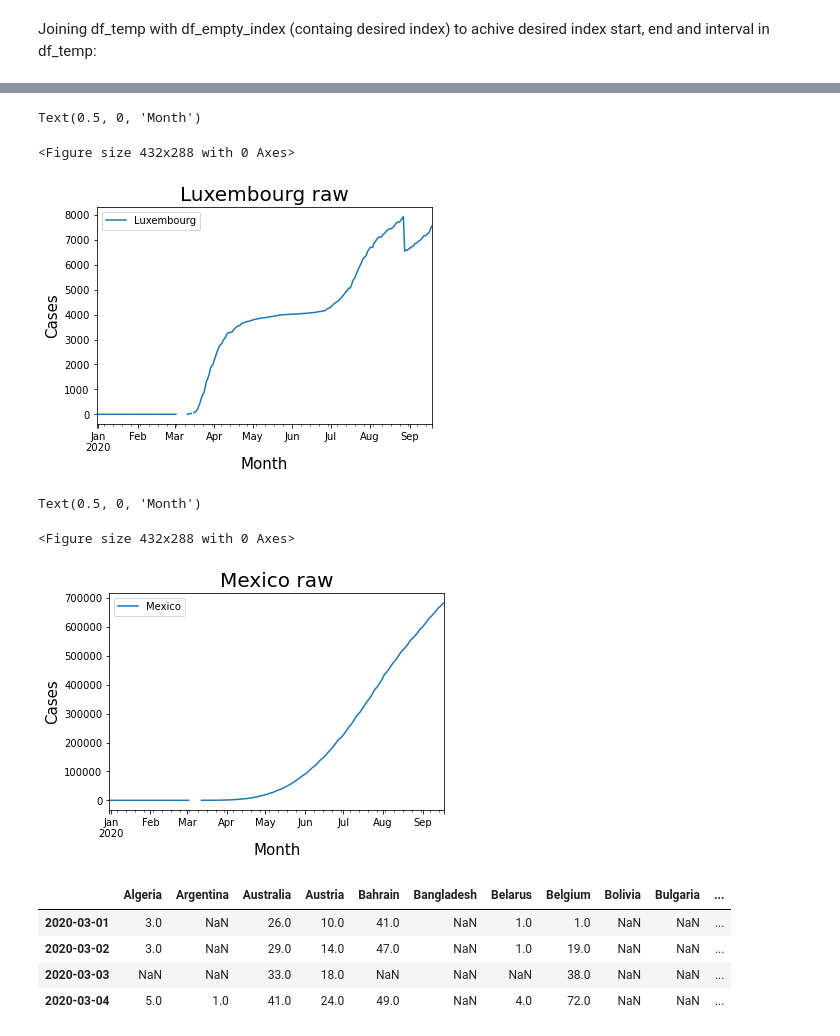
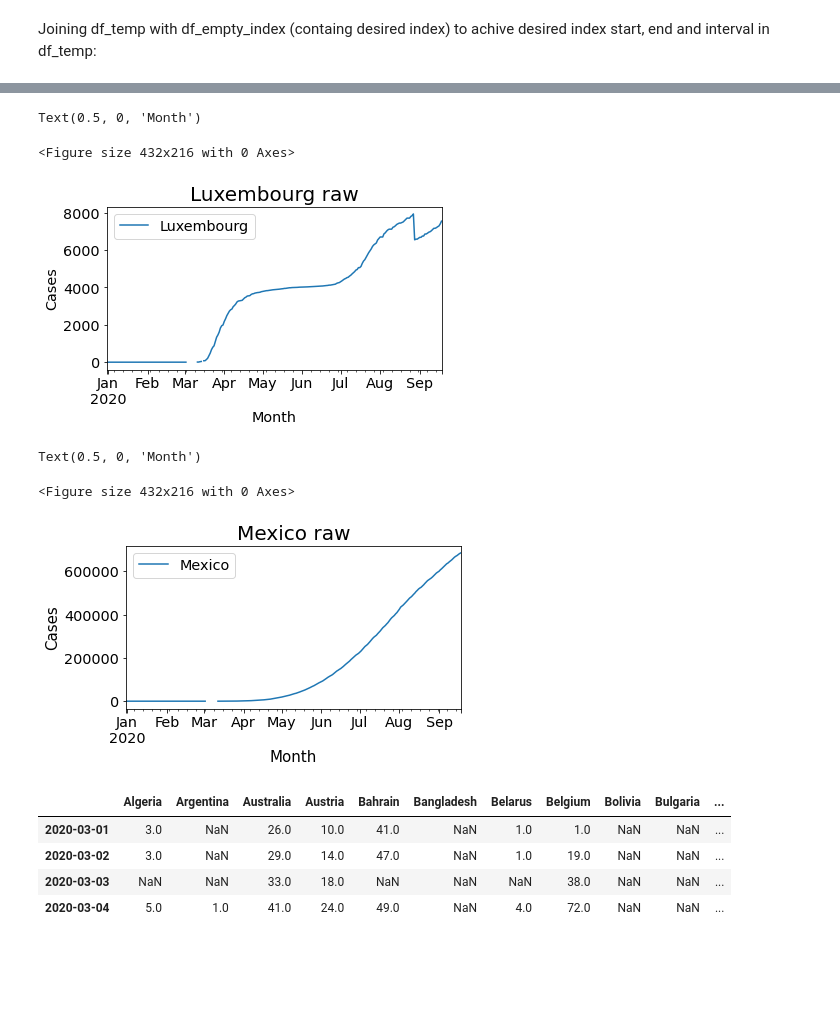
Before and after one commit to anweei/Covid-forecasting, a Jupyter notebook: idunn_2/pre_processing/preprocessing.ipynb, the cells around one changed output, grey strips where cells are left out. Drawn from its saved outputs; the diff is of its cells as text; code cells hidden in the pictures; blank space fills up the shorter version.

```diff
--- a/idunn_2/pre_processing/preprocessing.ipynb
+++ b/idunn_2/pre_processing/preprocessing.ipynb
@@ -109,6 +109,15 @@ df_temp.head(4)
 4 rows × 91 columns
 # %% [markdown]
 Joining df_temp with df_empty_index (containg desired index) to achive desired index start, end and interval in df_temp:
+# %%
+import matplotlib.pylab as pylab
+params = {'legend.fontsize': 'x-large',
+          'figure.figsize': (15, 5),
+         'axes.labelsize': 'x-large',
+         'axes.titlesize':'x-large',
+         'xtick.labelsize':'x-large',
+         'ytick.labelsize':'x-large'}
+pylab.rcParams.update(params)
 # %%
 #NYYYYYYYYYYYYYY
 plt.figure()
@@ -133,13 +131,16 @@ outlier_countries_list
+# %%
+import matplotlib.pyplot as plt
+plt.rcParams["figure.figsize"] = (6,3)
 # %%
 plt.figure()
 df_temp.plot(y=['Luxembourg'])
 plt.title('Luxembourg raw', fontsize=20)
-plt.ylabel('Cases', fontsize=15)
-plt.xlabel('Month', fontsize=15)
+plt.ylabel('Cases')#, fontsize=15)
+plt.xlabel('Month')#, fontsize=15)
 # %% [output]
 Text(0.5, 0, 'Month')
-<Figure size 432x288 with 0 Axes>
+<Figure size 432x216 with 0 Axes>
-[figure, old version]
+[figure, new version]
 # %%
 plt.figure()
 df_temp.plot(y=['Mexico'])
@@ -148,8 +149,8 @@ plt.ylabel('Cases', fontsize=15)
 plt.xlabel('Month', fontsize=15)
 # %% [output]
 Text(0.5, 0, 'Month')
-<Figure size 432x288 with 0 Axes>
+<Figure size 432x216 with 0 Axes>
-[figure, old version]
+[figure, new version]
 # %%
 df_res = df_empty_index.join(df_temp)
 # %%
```
Also changed, not shown: parts of 7 cells of this notebook, 6 other files.
